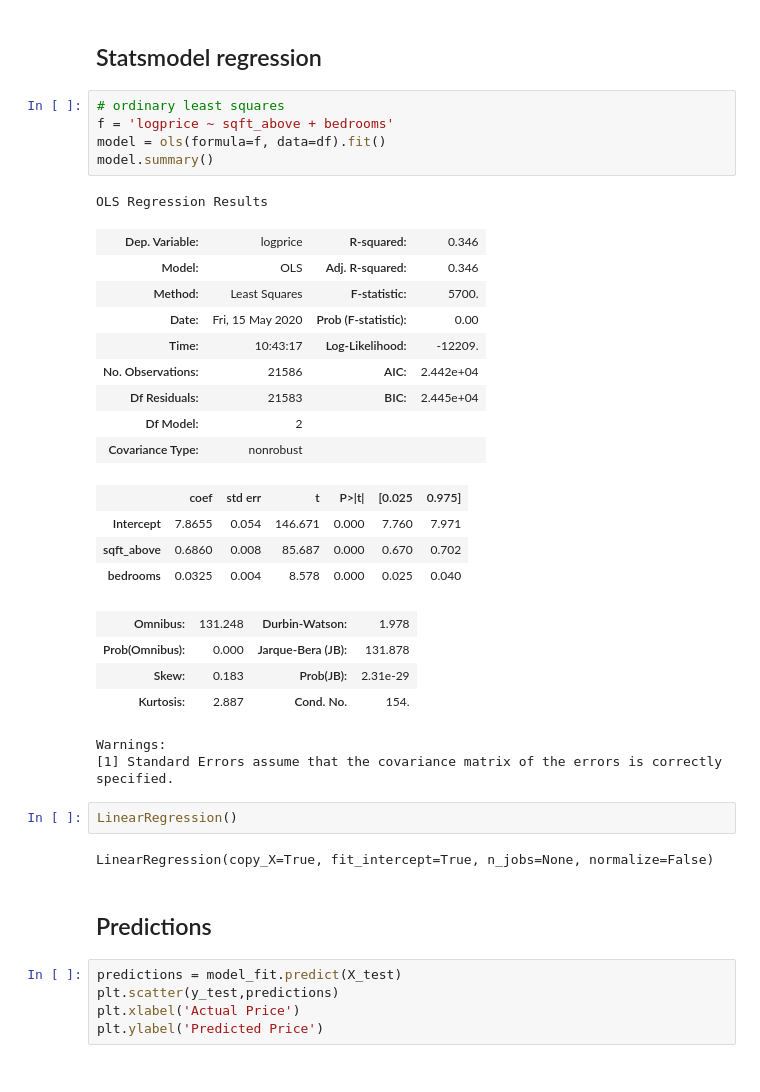
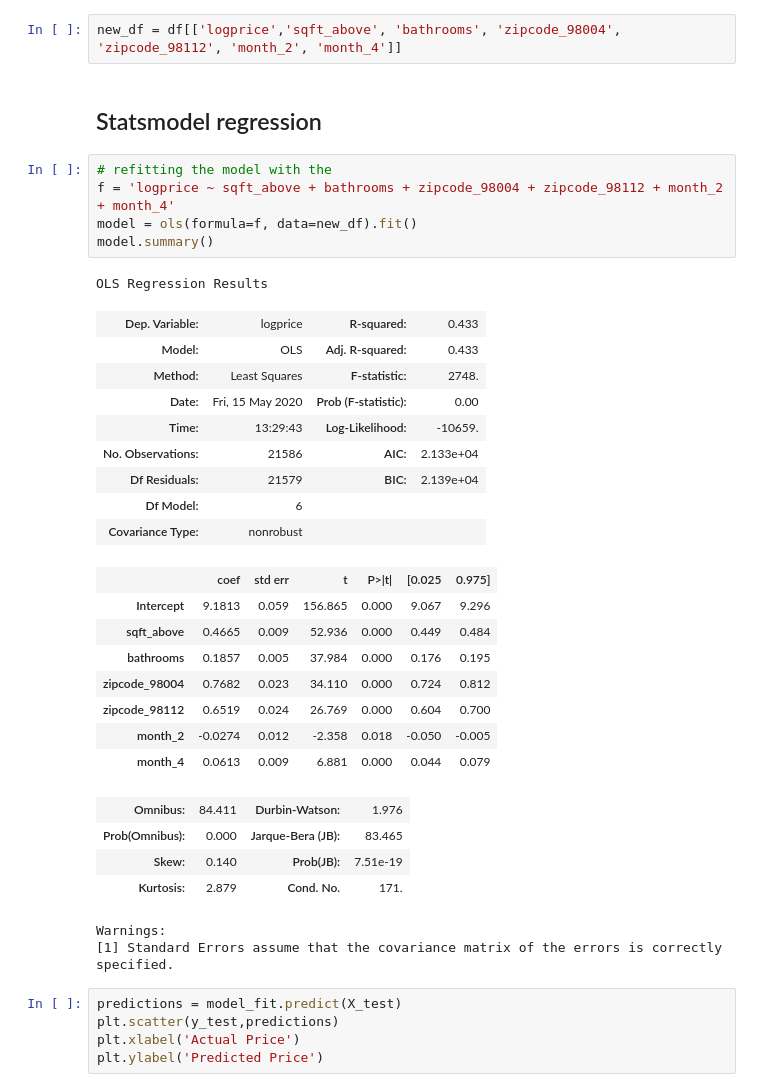
Before and after one commit to aradaha/dsc-mod-2-project-v2-1-onl01-dtsc-ft-030220, a Jupyter notebook: student.ipynb, the cells around one changed output. Drawn from its saved outputs; the diff is of its cells as text.

```diff
--- a/student.ipynb
+++ b/student.ipynb
@@ -624,37 +608,37 @@ df.drop(['Year', 'Julian', 'condition_3', 'grade_8', 'zipcode_98011', 'zipcode_9
+# %%
+new_df = df[['logprice','sqft_above', 'bathrooms', 'zipcode_98004', 'zipcode_98112', 'month_2', 'month_4']]
 # %% [markdown]
 ## Statsmodel regression
 # %%
-# ordinary least squares
-f = 'logprice ~ sqft_above + bedrooms'
-model = ols(formula=f, data=df).fit()
+# refitting the model with the
+f = 'logprice ~ sqft_above + bathrooms + zipcode_98004 + zipcode_98112 + month_2 + month_4'
+model = ols(formula=f, data=new_df).fit()
 model.summary()
 # %% [output]
 OLS Regression Results
-| Dep. Variable: | logprice | R-squared: | 0.346 |
-| Model: | OLS | Adj. R-squared: | 0.346 |
-| Method: | Least Squares | F-statistic: | 5700. |
+| Dep. Variable: | logprice | R-squared: | 0.433 |
+| Model: | OLS | Adj. R-squared: | 0.433 |
+| Method: | Least Squares | F-statistic: | 2748. |
 | Date: | Fri, 15 May 2020 | Prob (F-statistic): | 0.00 |
-| Time: | 10:43:17 | Log-Likelihood: | -12209. |
-| No. Observations: | 21586 | AIC: | 2.442e+04 |
-| Df Residuals: | 21583 | BIC: | 2.445e+04 |
-| Df Model: | 2 |  |  |
+| Time: | 13:29:43 | Log-Likelihood: | -10659. |
+| No. Observations: | 21586 | AIC: | 2.133e+04 |
+| Df Residuals: | 21579 | BIC: | 2.139e+04 |
+| Df Model: | 6 |  |  |
 | Covariance Type: | nonrobust |  |  |
 |  | coef | std err | t | P>|t| | [0.025 | 0.975] |
-| Intercept | 7.8655 | 0.054 | 146.671 | 0.000 | 7.760 | 7.971 |
-| sqft_above | 0.6860 | 0.008 | 85.687 | 0.000 | 0.670 | 0.702 |
-| bedrooms | 0.0325 | 0.004 | 8.578 | 0.000 | 0.025 | 0.040 |
+| Intercept | 9.1813 | 0.059 | 156.865 | 0.000 | 9.067 | 9.296 |
+| sqft_above | 0.4665 | 0.009 | 52.936 | 0.000 | 0.449 | 0.484 |
+| bathrooms | 0.1857 | 0.005 | 37.984 | 0.000 | 0.176 | 0.195 |
+| zipcode_98004 | 0.7682 | 0.023 | 34.110 | 0.000 | 0.724 | 0.812 |
+| zipcode_98112 | 0.6519 | 0.024 | 26.769 | 0.000 | 0.604 | 0.700 |
+| month_2 | -0.0274 | 0.012 | -2.358 | 0.018 | -0.050 | -0.005 |
+| month_4 | 0.0613 | 0.009 | 6.881 | 0.000 | 0.044 | 0.079 |
-| Omnibus: | 131.248 | Durbin-Watson: | 1.978 |
-| Prob(Omnibus): | 0.000 | Jarque-Bera (JB): | 131.878 |
-| Skew: | 0.183 | Prob(JB): | 2.31e-29 |
-| Kurtosis: | 2.887 | Cond. No. | 154. |
+| Omnibus: | 84.411 | Durbin-Watson: | 1.976 |
+| Prob(Omnibus): | 0.000 | Jarque-Bera (JB): | 83.465 |
+| Skew: | 0.140 | Prob(JB): | 7.51e-19 |
+| Kurtosis: | 2.879 | Cond. No. | 171. |
 Warnings:
 [1] Standard Errors assume that the covariance matrix of the errors is correctly specified.
-# %%
-LinearRegression()
-# %% [output]
-LinearRegression(copy_X=True, fit_intercept=True, n_jobs=None, normalize=False)
-# %% [markdown]
-## Predictions
 # %%
 predictions = model_fit.predict(X_test)
 plt.scatter(y_test,predictions)
```
Also changed, not shown: parts of 17 cells of this notebook.
